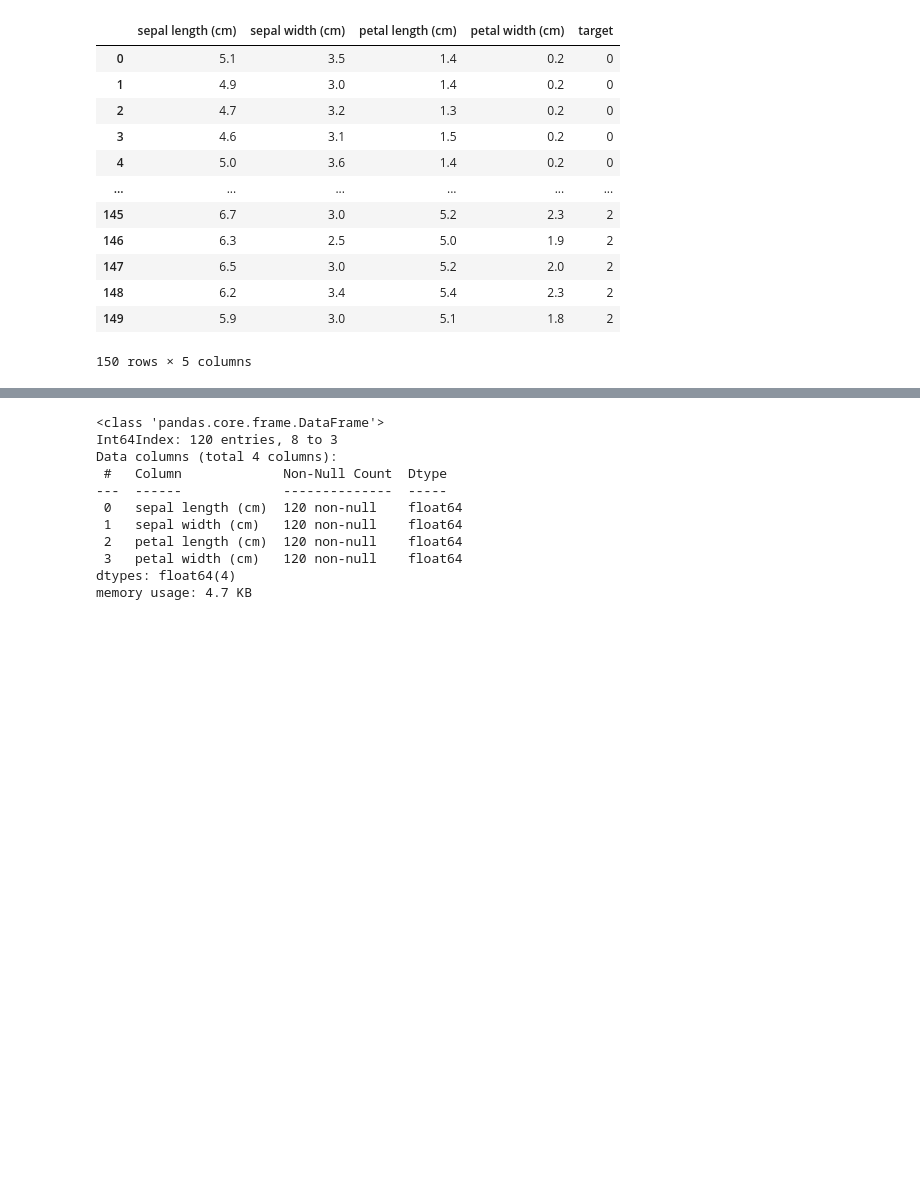
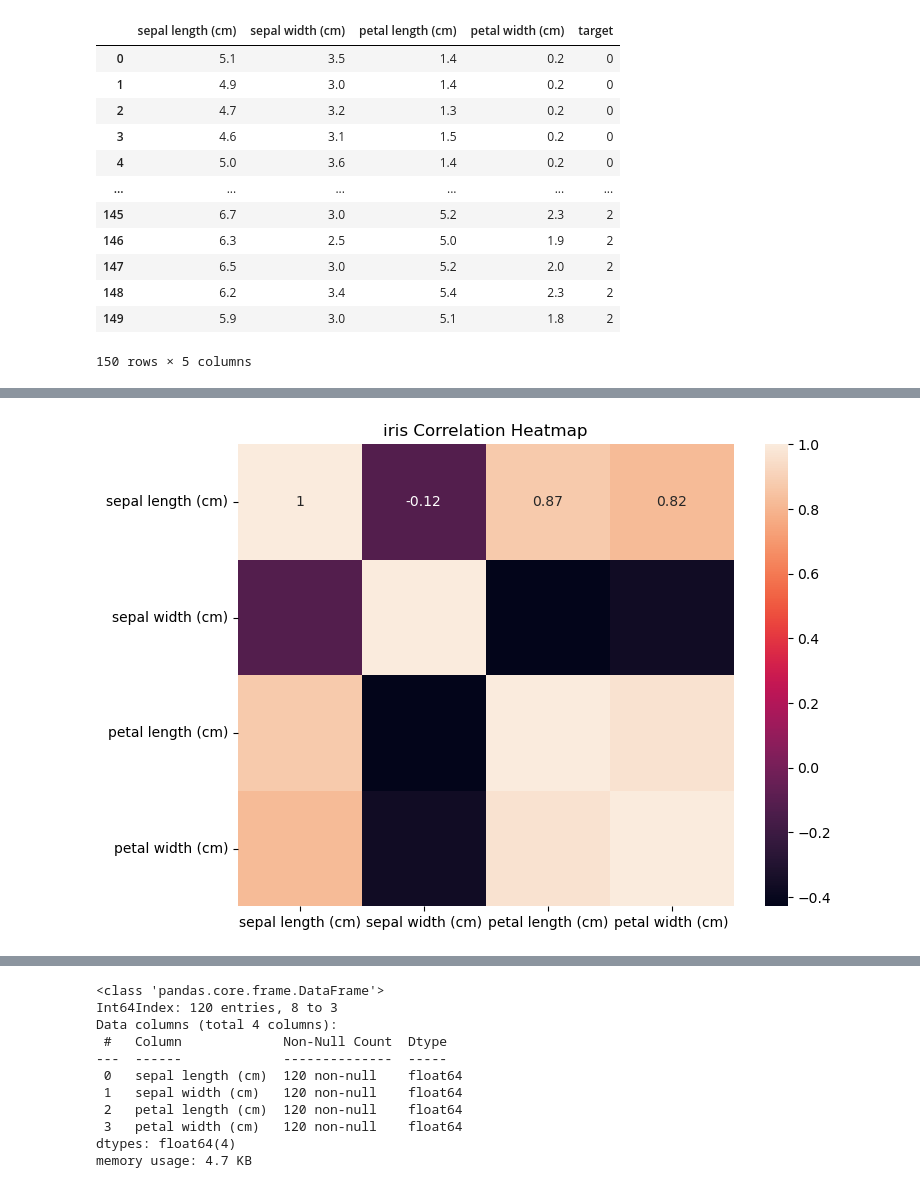
Before and after one commit to pookopook/bibi-big, a Jupyter notebook: 학습자료/day03 스터디/python study 03.ipynb, the cells around one changed output, grey strips where cells are left out. Saved outputs shown, nothing was run; the diff lists cells and outputs as text; code cells hidden in the pictures; blank space fills up the shorter version.

```diff
--- a/학습자료/day03 스터디/python study 03.ipynb
+++ b/학습자료/day03 스터디/python study 03.ipynb
@@ -93,0 +105,4 @@ df
+# %%
+# 상관 행렬 데이터 코릴레이션
+corr_matrix = df.iloc[:,0:4].corr()
+corr_matrix
@@ -93,0 +115,8 @@ df
+# %%
+# 히트맵 그리기
+plt.figure(figsize=(8, 6))
+sns.heatmap(corr_matrix, annot=True, cmap='rocket')
+plt.title('iris Correlation Heatmap')
+plt.show()
+# %% [output]
+[figure, added]
```
Also changed, not shown: parts of 18 cells of this notebook, 2 other files.
